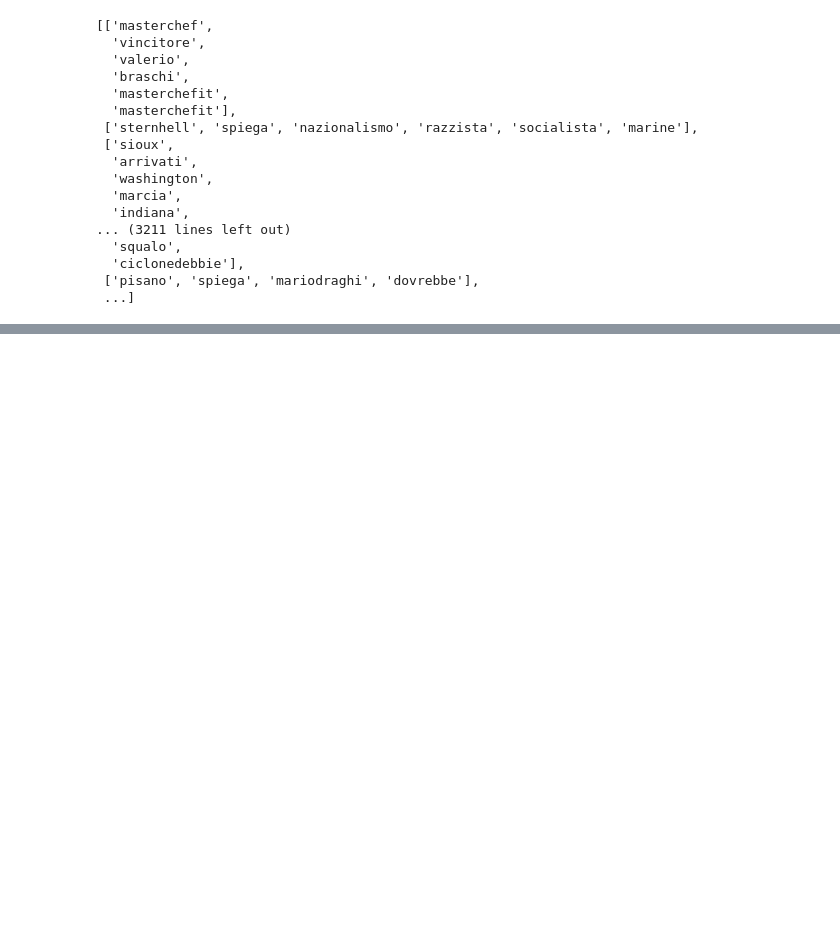
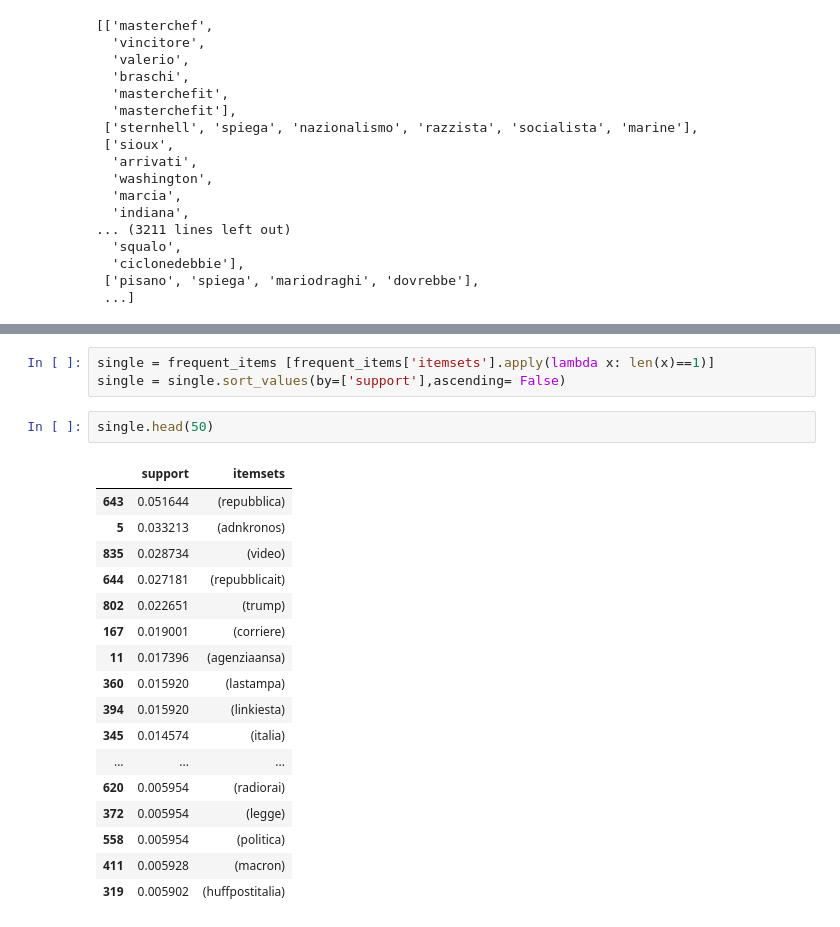
Before and after one commit to menghanhui/ADA-Project, a Jupyter notebook: Top_words.ipynb, the cells around one changed output, grey strips where cells are left out. Cells and saved outputs as stored; diff of their text form; blank space fills up the shorter version.

```diff
--- a/Top_words.ipynb
+++ b/Top_words.ipynb
@@ -89,0 +149,23 @@ NameError: name 'frequent_items' is not defined
+# %%
+single = frequent_items [frequent_items['itemsets'].apply(lambda x: len(x)==1)]
+single = single.sort_values(by=['support'],ascending= False)
+# %%
+single.head(50)
+# %% [output]
+|  | support | itemsets |
+| 643 | 0.051644 | (repubblica) |
+| 5 | 0.033213 | (adnkronos) |
+| 835 | 0.028734 | (video) |
+| 644 | 0.027181 | (repubblicait) |
+| 802 | 0.022651 | (trump) |
+| 167 | 0.019001 | (corriere) |
+| 11 | 0.017396 | (agenziaansa) |
+| 360 | 0.015920 | (lastampa) |
+| 394 | 0.015920 | (linkiesta) |
+| 345 | 0.014574 | (italia) |
+| ... | ... | ... |
+| 620 | 0.005954 | (radiorai) |
+| 372 | 0.005954 | (legge) |
+| 558 | 0.005954 | (politica) |
+| 411 | 0.005928 | (macron) |
+| 319 | 0.005902 | (huffpostitalia) |
```
Also changed, not shown: parts of 13 cells of this notebook, 6 other files.
